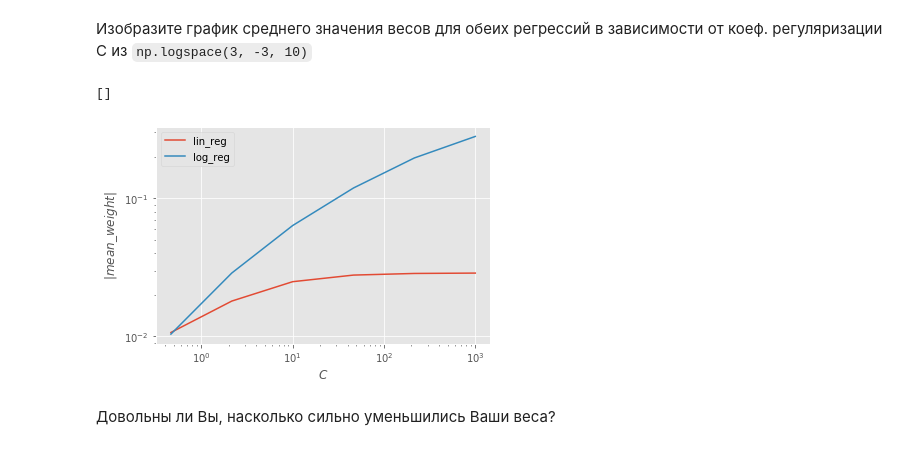
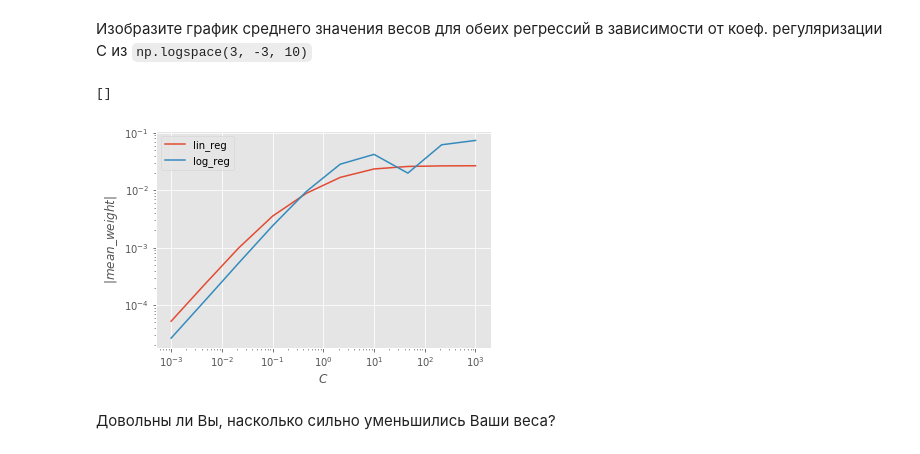
Before and after one commit to LevKats/ml1.sphere, a Jupyter notebook: 2019-09/hw2/kats_hw2.ipynb, the cells around one changed output. Cells and saved outputs as stored; diff of their text form; code cells hidden in the pictures.

```diff
--- a/2019-09/hw2/kats_hw2.ipynb
+++ b/2019-09/hw2/kats_hw2.ipynb
@@ -670,38 +670,38 @@ plt.plot()
 # %% [markdown]
 Изобразите график среднего значения весов для обеих регрессий в зависимости от коеф. регуляризации С из `np.logspace(3, -3, 10)`
 # %%
-C_values = np.logspace(3, -3, 10)[:6:]
+C_values = np.logspace(3, -3, 10)
 # происходит переполнение при слишком маленьких С
 lin_mean = []
 log_mean = []
 plt.xscale("log")
 plt.yscale("log")
 
 for C in C_values:
     clf = MySGDClassifier(
         partial(batch_generator, batch_size=400, shuffle=True),
-        model_type="log_reg", max_epoch=50, C=C, alpha=0.1
+        model_type="log_reg", max_epoch=400, C=C, alpha=0.0001
     )
     clf.fit(X, y)
     log_mean.append(abs(clf.weight[1::].mean()))
 
     lin_clf = MySGDClassifier(
         partial(batch_generator, batch_size=400, shuffle=True),
-        model_type="lin_reg", max_epoch=50, C=C, alpha=0.1
+        model_type="lin_reg", max_epoch=400, C=C, alpha=0.0001
     )
     lin_clf.fit(X, y)
     lin_mean.append(abs(lin_clf.weight[1::].mean()))
     # print("C = {:.3f} done".format(C))
 
 plt.plot(C_values, lin_mean, label="lin_reg")
 plt.plot(C_values, log_mean, label="log_reg")
 plt.xlabel("$C$")
 plt.ylabel("$|mean\_weight|$")
 plt.legend()
 plt.plot()
 # %% [output]
 []
-[figure, old version]
+[figure, new version]
 # %% [markdown]
 Довольны ли Вы, насколько сильно уменьшились Ваши веса?
 # %% [markdown]
```
Also changed, not shown: parts of 11 cells of this notebook, 2 other files.
